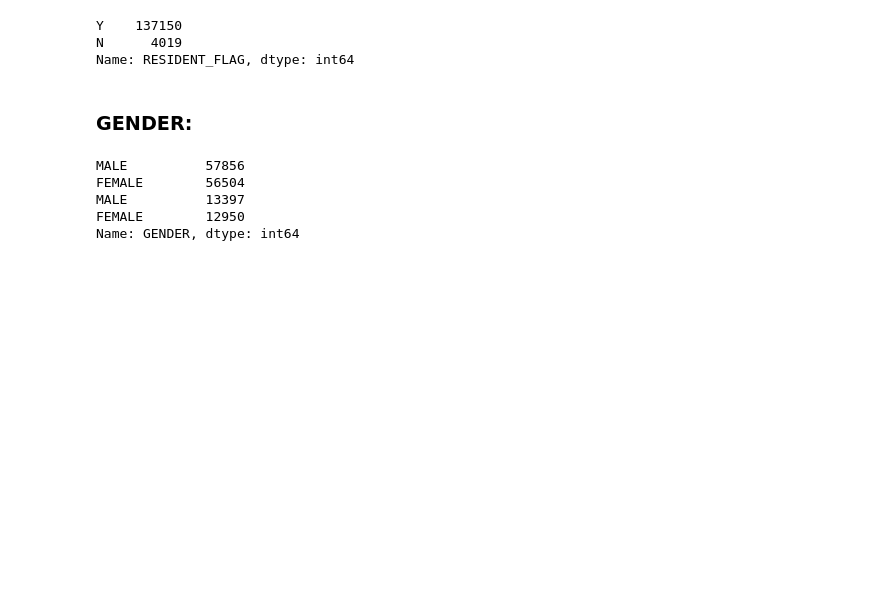
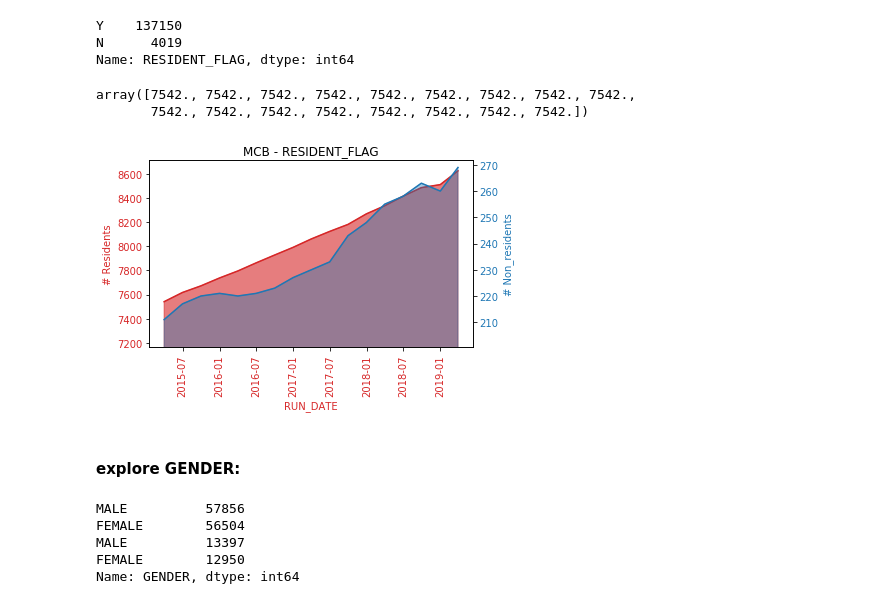
Before and after one commit to ChristoGH/mcb, a Jupyter notebook: explore.ipynb, the cells around one changed output. Drawn from its saved outputs; the diff is of its cells as text; code cells hidden in the pictures; blank space fills up the shorter version.

Commit message:
add latest mcb explore wwork

```diff
--- a/explore.ipynb
+++ b/explore.ipynb
@@ -291,8 +308,57 @@ customer_df['RESIDENT_FLAG'].value_counts()
 Y    137150
 N      4019
 Name: RESIDENT_FLAG, dtype: int64
+# %%
+resident_df=customer_df[['RUN_DATE','RESIDENT_FLAG', 'CIR']].groupby(['RUN_DATE','RESIDENT_FLAG']).count()
+resident_df.reset_index(inplace = True)
+# %%
+resident_df=resident_df.pivot(index = 'RUN_DATE', columns='RESIDENT_FLAG', values='CIR').reset_index()
+resident_df=resident_df.rename(columns={'N':'RESIDENT_FLAG_N',
+                           'Y':'RESIDENT_FLAG_Y'})
+# %%
+np.ones(len(resident_df.RESIDENT_FLAG_Y))*min(resident_df.RESIDENT_FLAG_Y)
+# resident_df.RESIDENT_FLAG_Y
+# %% [output]
+array([7542., 7542., 7542., 7542., 7542., 7542., 7542., 7542., 7542.,
+       7542., 7542., 7542., 7542., 7542., 7542., 7542., 7542.])
+# %%
+data1 = resident_df.RESIDENT_FLAG_N
+data2 = resident_df.RESIDENT_FLAG_Y
+x = resident_df.RUN_DATE
+fig, ax1 = plt.subplots()
+ax1.set_title(label='MCB - RESIDENT_FLAG')
+min_y = min(resident_df.RESIDENT_FLAG_Y)*0.95
+max_y = max(resident_df.RESIDENT_FLAG_Y)*1.01
+min_n = min(resident_df.RESIDENT_FLAG_N)*0.95
+max_n = max(resident_df.RESIDENT_FLAG_N)*1.01
+color = 'tab:red'
+ax1.set_xlabel('RUN_DATE', color=color)
+ax1.set_ylabel('# Residents', color=color)
+ax1.plot(x, data2, color=color)
+ax1.tick_params(axis='y', labelcolor=color, labelrotation=0)
+ax1.tick_params(axis='x', labelcolor=color, labelrotation=90)
+ax1.set_ylim(bottom=min_y,
+             top=max_y)
+#              emit=True, auto=False, *, ymin=None, ymax=None)
+ax1.fill_between(x, resident_df.RESIDENT_FLAG_Y,
+                 color=color, alpha=0.6)
+ax2 = ax1.twinx()  # instantiate a second axes that shares the same x-axis
+
+color = 'tab:blue'
+ax2.set_ylabel('# Non_residents', color=color)  # we already handled the x-label with ax1
+ax2.plot(x, data1, color=color)
+ax2.tick_params(axis='y', labelcolor=color, labelrotation=0)
+ax2.tick_params(axis='x', labelcolor=color, labelrotation=90)
+ax2.fill_between(x, resident_df.RESIDENT_FLAG_N,
+                 color=color, alpha=0.4)
+ax2.set_ylim(bottom=min_n,
+             top=max_n)
+fig.tight_layout()  # otherwise the right y-label is slightly clipped
+plt.show()
+# %% [output]
+[figure, added]
 # %% [markdown]
-### GENDER:
+#### explore GENDER:
 # %%
 customer_df['GENDER'].value_counts()
 # %% [output]
```
Also changed, not shown: parts of 58 cells of this notebook.
